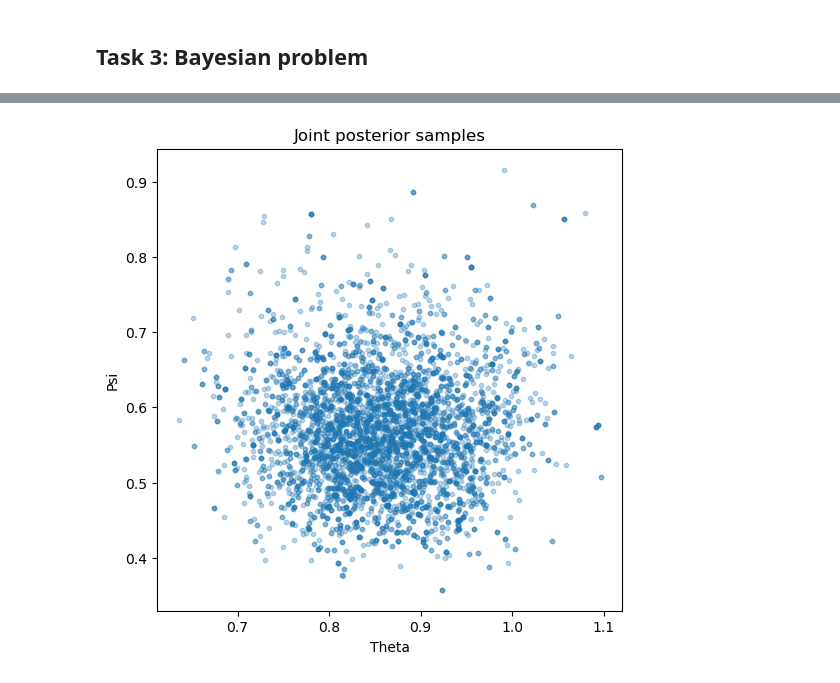
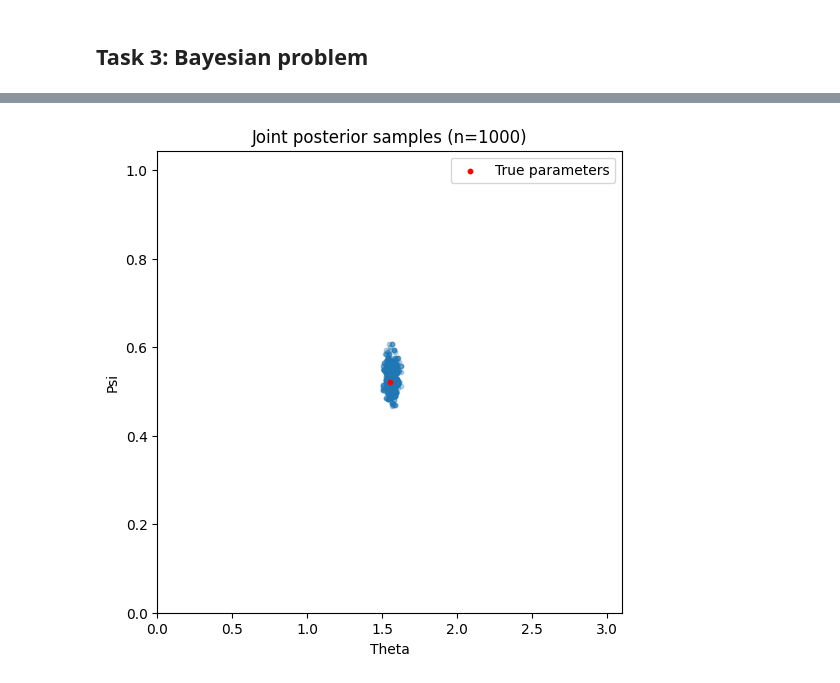
Before and after one commit to oliboli9/stochastic-simulation, a Jupyter notebook: exercises/6-MarkovChainMC_new.ipynb, the cells around one changed output, grey strips where cells are left out. Saved outputs shown, nothing was run; the diff lists cells and outputs as text; code cells hidden in the pictures.

```diff
--- a/exercises/6-MarkovChainMC_new.ipynb
+++ b/exercises/6-MarkovChainMC_new.ipynb
@@ -356,14 +363,19 @@ plt.show()
 # %%
-X = generate_data(theta, psi, n=100)
-samples = metropolis_hastings_posterior(X, initial, num_samples)
-samples = np.array(samples[5000:])
+# for n=1000
+X = generate_data(theta, psi, n=1000)
+samples = metropolis_hastings_bayesian(X, num_samples=20000)
+samples = samples[10000:]  # discard burn-in
+samples = samples[::10]    # thin the chain
+
+plt.figure(figsize=(6,6))
+plt.scatter(samples[:,0], samples[:,1], alpha=0.3, s=10)
+plt.scatter([theta], [psi], color='red', s=10, marker='o', label='True parameters')
+plt.xlabel('Theta')
+plt.ylabel('Psi')
+plt.title(f'Joint posterior samples (n={len(X)})')
+plt.legend()
+plt.xlim(0, max(2*theta, np.max(samples[:,0])))
+plt.ylim(0, max(2*psi, np.max(samples[:,1])))
+plt.show()
+# %% [output]
+[figure, added]
-# %%
-# scatter plot of joint samples
-plt.figure(figsize=(6,6))
-plt.scatter(samples[:,0], samples[:,1], alpha=0.3, s=10)
-plt.xlabel('Theta')
-plt.ylabel('Psi')
-plt.title('Joint posterior samples')
-plt.show()
-# %% [output]
-[figure, removed]
```
Also changed, not shown: parts of 15 cells of this notebook, 11 other files.
